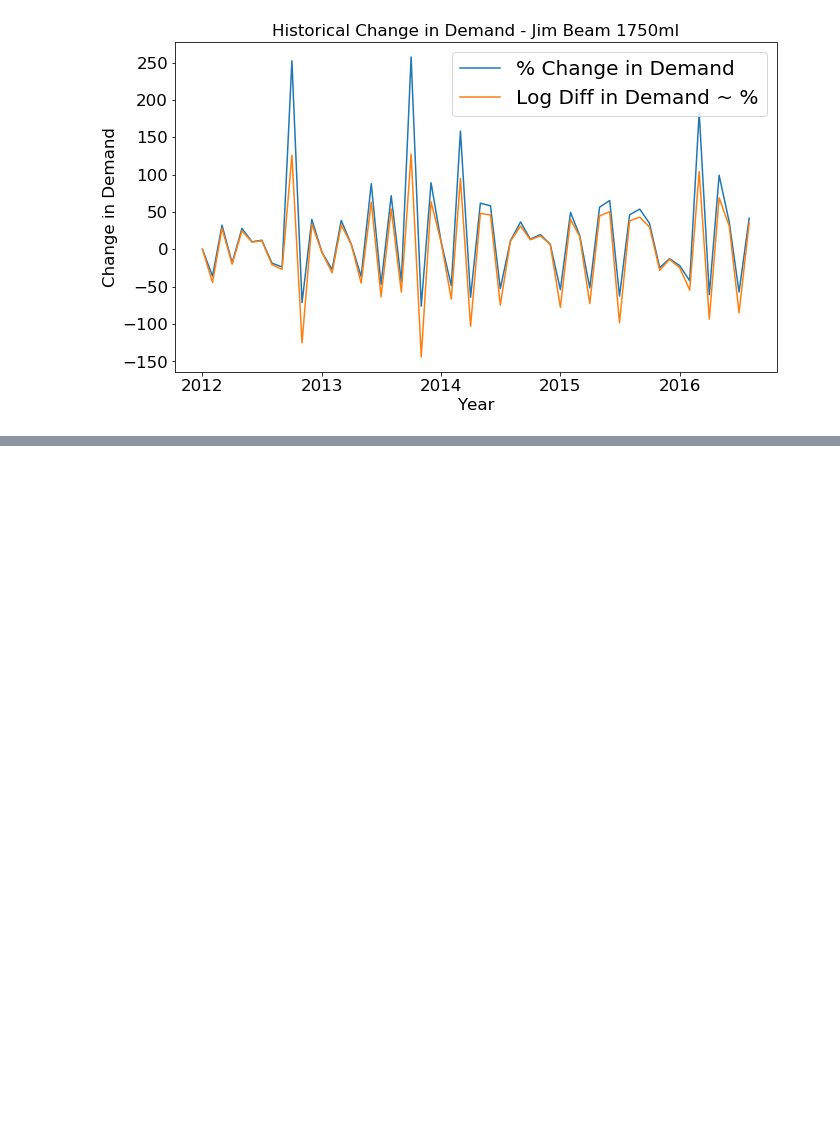
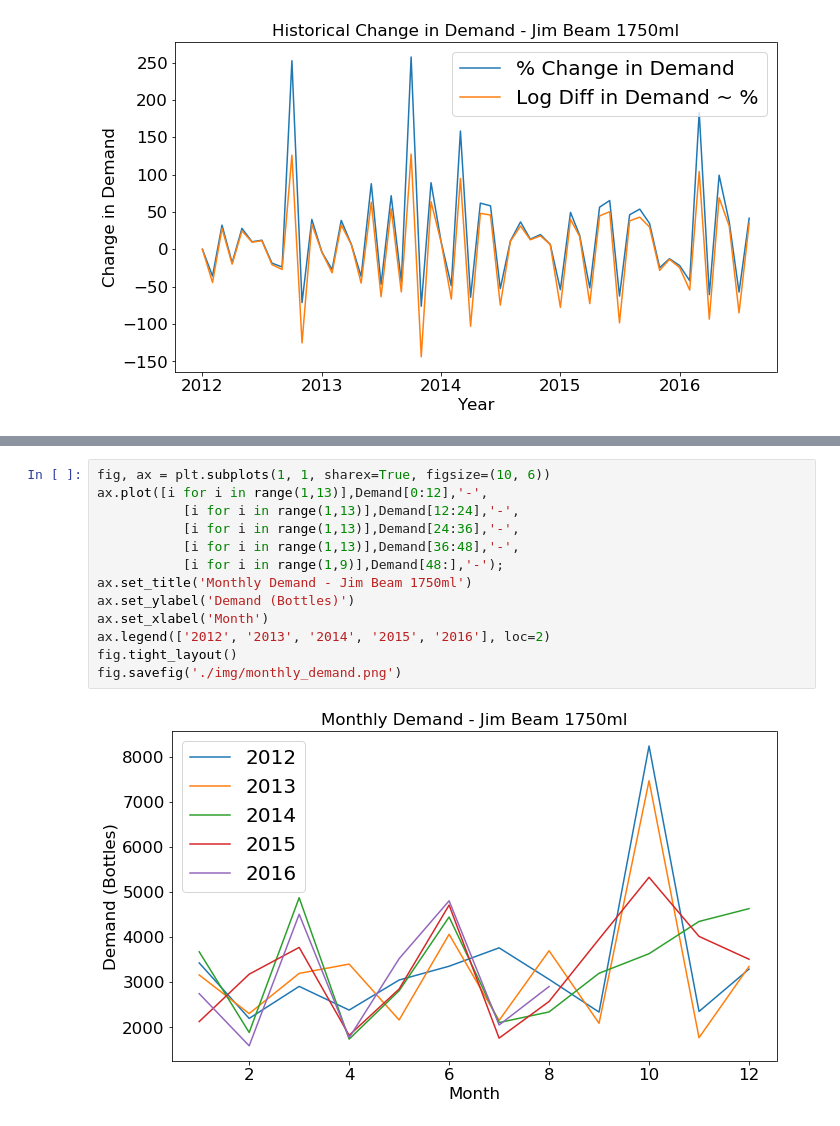
Before and after one commit to bulentarslan/drink-worthy-data, a Jupyter notebook: drink-worthy-data.ipynb, the cells around one changed output, grey strips where cells are left out. Drawn from its saved outputs; the diff is of its cells as text; blank space fills up the shorter version.

```diff
--- a/drink-worthy-data.ipynb
+++ b/drink-worthy-data.ipynb
@@ -123,0 +126,15 @@ fig.savefig('./img/demand_hist.png')
+# %%
+fig, ax = plt.subplots(1, 1, sharex=True, figsize=(10, 6))
+ax.plot([i for i in range(1,13)],Demand[0:12],'-',
+           [i for i in range(1,13)],Demand[12:24],'-',
+           [i for i in range(1,13)],Demand[24:36],'-',
+           [i for i in range(1,13)],Demand[36:48],'-',
+           [i for i in range(1,9)],Demand[48:],'-');
+ax.set_title('Monthly Demand - Jim Beam 1750ml')
+ax.set_ylabel('Demand (Bottles)')
+ax.set_xlabel('Month')
+ax.legend(['2012', '2013', '2014', '2015', '2016'], loc=2)
+fig.tight_layout()
+fig.savefig('./img/monthly_demand.png')
+# %% [output]
+[figure, added]
```
Also changed, not shown: parts of 2 cells of this notebook, 3 other files.
